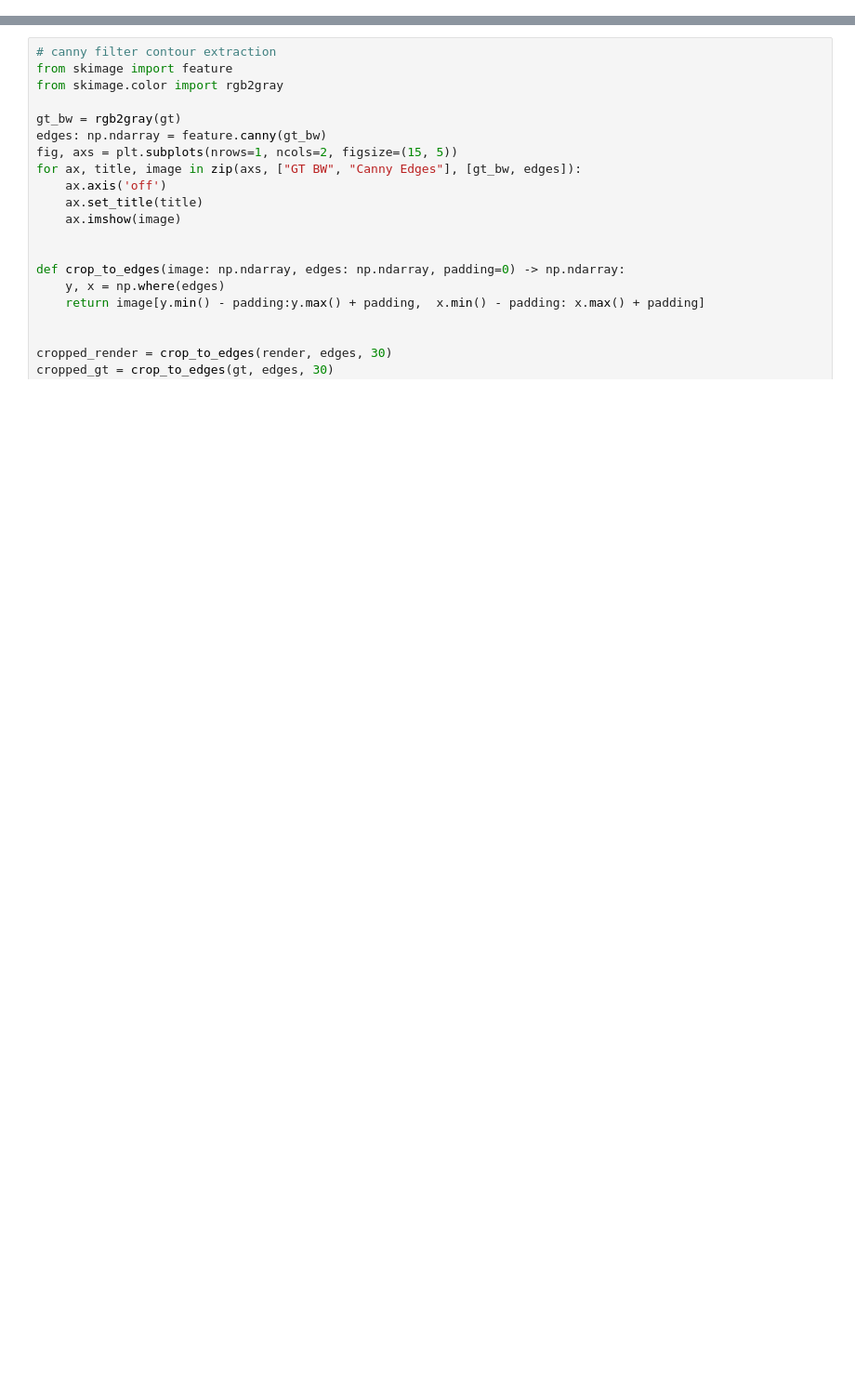
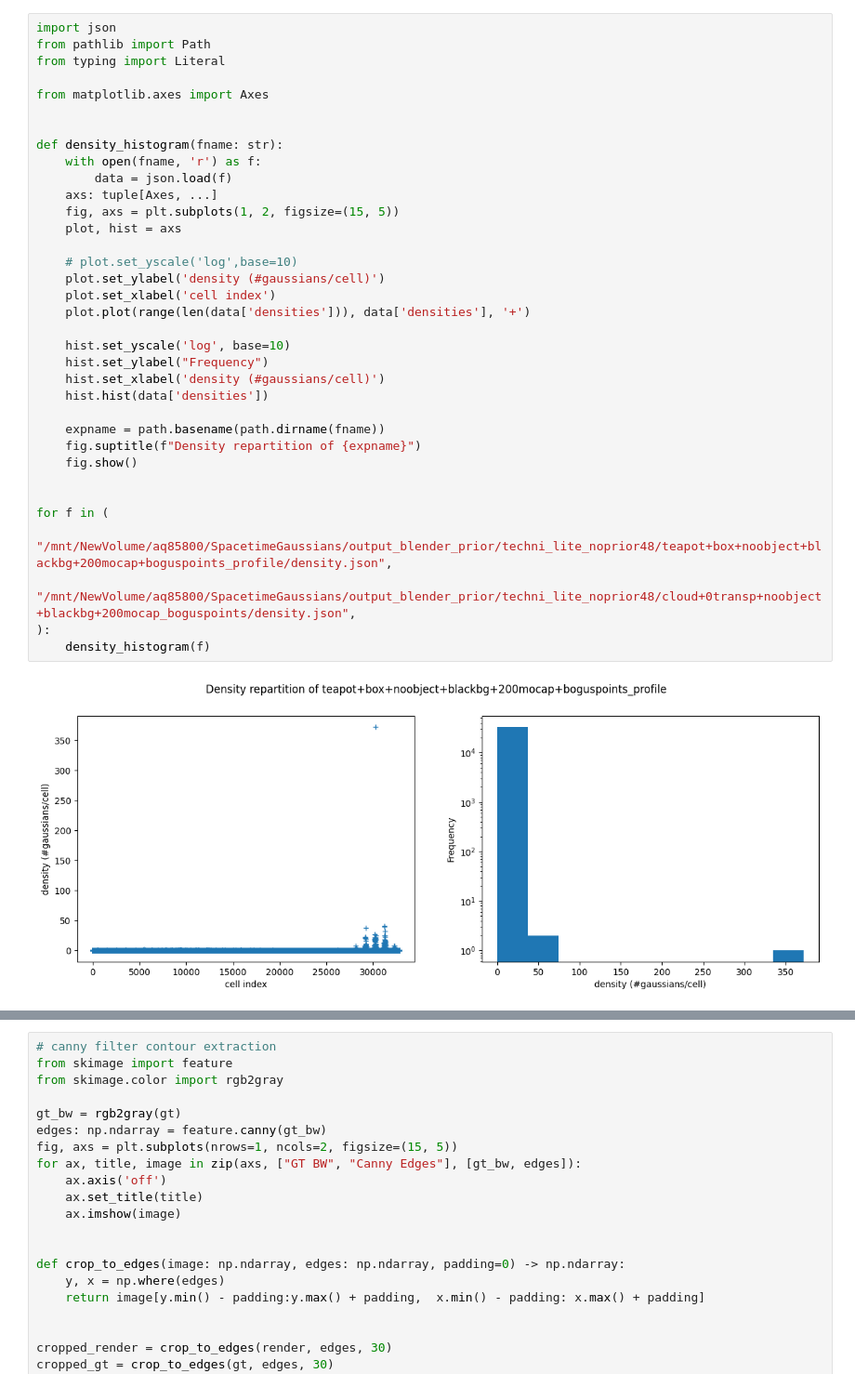
Before and after one commit to byrax15/SpacetimeGaussians, a Jupyter notebook: Plot.ipynb, the cells around one changed output, grey strips where cells are left out. Shown at 93% size. Cells and saved outputs as stored; diff of their text form; blank space fills up the shorter version.

```diff
--- a/Plot.ipynb
+++ b/Plot.ipynb
@@ -116,0 +153,37 @@ for ax, title, image in zip(axs, ["GT", "Render", f"SSIM={ssim_metrics:.6f}"], [
+# %%
+import json
+from pathlib import Path
+from typing import Literal
+
+from matplotlib.axes import Axes
+
+
+def density_histogram(fname: str):
+    with open(fname, 'r') as f:
+        data = json.load(f)
+    axs: tuple[Axes, ...]
+    fig, axs = plt.subplots(1, 2, figsize=(15, 5))
+    plot, hist = axs
+
+    # plot.set_yscale('log',base=10)
+    plot.set_ylabel('density (#gaussians/cell)')
+    plot.set_xlabel('cell index')
+    plot.plot(range(len(data['densities'])), data['densities'], '+')
+
+    hist.set_yscale('log', base=10)
+    hist.set_ylabel("Frequency")
+    hist.set_xlabel('density (#gaussians/cell)')
+    hist.hist(data['densities'])
+
+    expname = path.basename(path.dirname(fname))
+    fig.suptitle(f"Density repartition of {expname}")
+    fig.show()
+
+
+for f in (
+    "/mnt/NewVolume/aq85800/SpacetimeGaussians/output_blender_prior/techni_lite_noprior48/teapot+box+noobject+blackbg+200mocap+boguspoints_profile/density.json",
+    "/mnt/NewVolume/aq85800/SpacetimeGaussians/output_blender_prior/techni_lite_noprior48/cloud+0transp+noobject+blackbg+200mocap_boguspoints/density.json",
+):
+    density_histogram(f)
+# %% [output]
+[figure, added]
```
Also changed, not shown: parts of 5 cells of this notebook, 6 other files.
